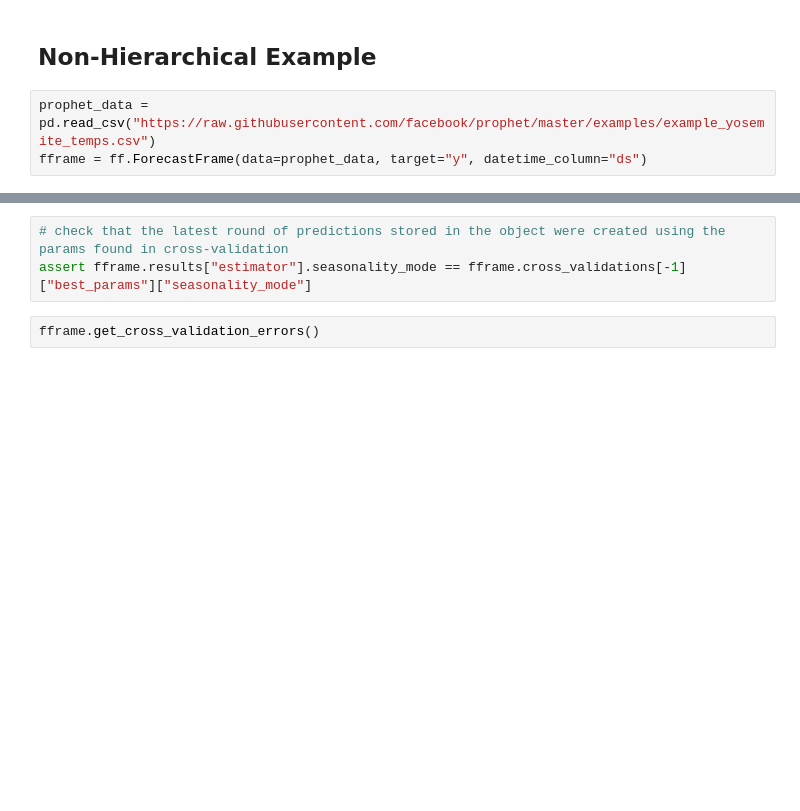
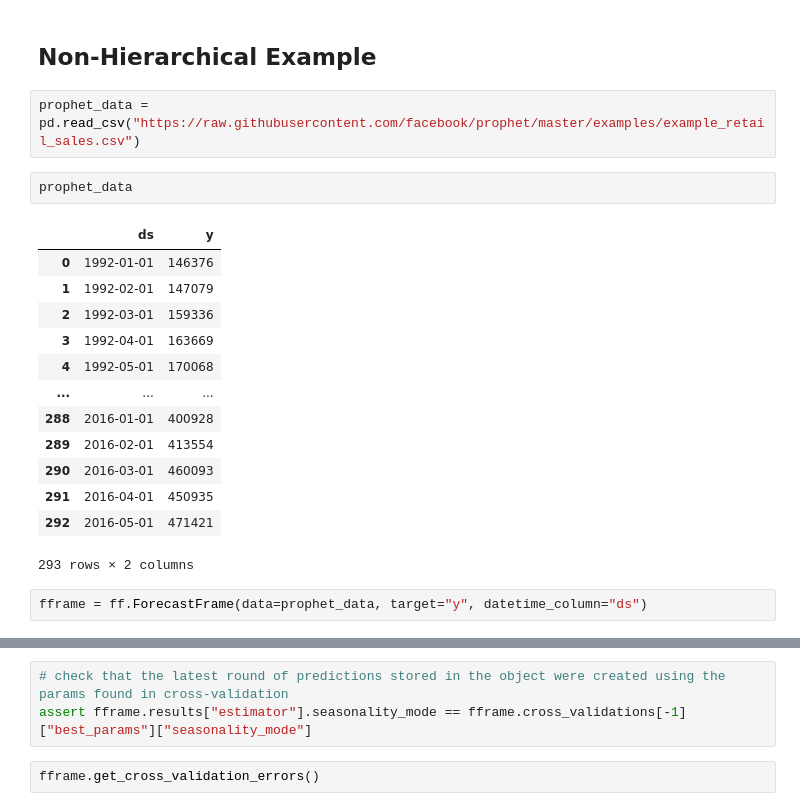
Before and after one commit to ntlind/forecastframe, a Jupyter notebook: examples/prophet_example.ipynb, the cells around one changed output, grey strips where cells are left out. Saved outputs shown, nothing was run; the diff lists cells and outputs as text; blank space fills up the shorter version.

```diff
--- a/examples/prophet_example.ipynb
+++ b/examples/prophet_example.ipynb
@@ -21,8 +22,25 @@ Importing plotly failed. Interactive plots will not work.
 # %% [markdown]
 ## Non-Hierarchical Example
 # %%
-prophet_data = pd.read_csv("https://raw.githubusercontent.com/facebook/prophet/master/examples/example_yosemite_temps.csv")
-fframe = ff.ForecastFrame(data=prophet_data, target="y", datetime_column="ds")
+prophet_data = pd.read_csv("https://raw.githubusercontent.com/facebook/prophet/master/examples/example_retail_sales.csv")
+# %%
+prophet_data
+# %% [output]
+|  | ds | y |
+| 0 | 1992-01-01 | 146376 |
+| 1 | 1992-02-01 | 147079 |
+| 2 | 1992-03-01 | 159336 |
+| 3 | 1992-04-01 | 163669 |
+| 4 | 1992-05-01 | 170068 |
+| ... | ... | ... |
+| 288 | 2016-01-01 | 400928 |
+| 289 | 2016-02-01 | 413554 |
+| 290 | 2016-03-01 | 460093 |
+| 291 | 2016-04-01 | 450935 |
+| 292 | 2016-05-01 | 471421 |
+293 rows × 2 columns
+# %%
+fframe = ff.ForecastFrame(data=prophet_data, target="y", datetime_column="ds")
 # %%
 fframe.predict(model="prophet", future_periods=10, weekly_seasonality=True, daily_seasonality=True)
 fframe.predictions
```
Also changed, not shown: parts of 20 cells of this notebook, 2 other files.
